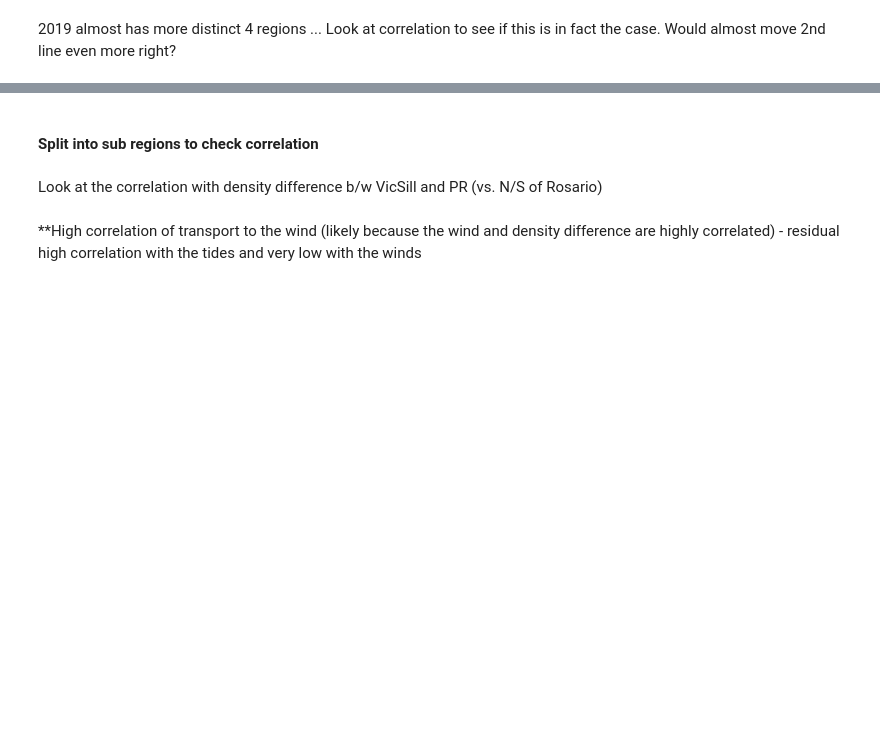
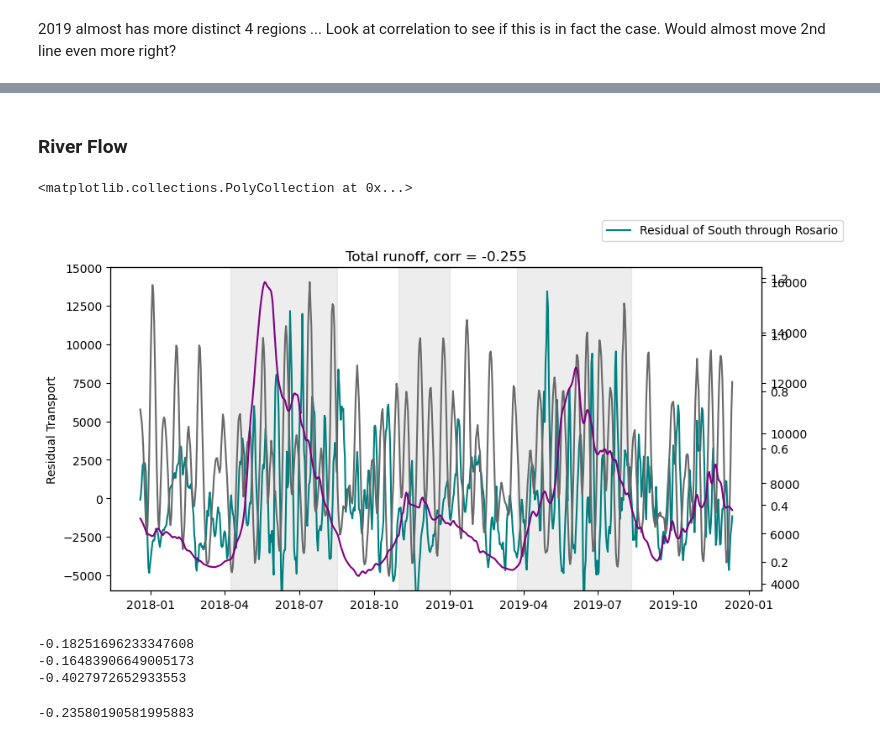
Before and after one commit to SalishSeaCast/analysis-camryn, a Jupyter notebook: Ariane/through_rosario.ipynb, the cells around one changed output, grey strips where cells are left out. Saved outputs shown, nothing was run; the diff lists cells and outputs as text; code cells hidden in the pictures; blank space fills up the shorter version.

```diff
--- a/Ariane/through_rosario.ipynb
+++ b/Ariane/through_rosario.ipynb
@@ -1320,6 +1302,18 @@ Look at correlation in zone 2 of tides with residual Rosario transport. Zone 2 l
-# %% [markdown]
-#### Split into sub regions to check correlation
-# %% [markdown]
-Look at the correlation with density difference b/w VicSill and PR (vs. N/S of Rosario)
-# %% [markdown]
-**High correlation of transport to the wind (likely because the wind and density difference are highly correlated) - residual high correlation with the tides and very low with the winds
+# %% [markdown]
+### River Flow
+# %%
+# Import data and take mean
+
+FR_data = pd.read_csv('/ocean/cstang/MOAD/analysis-camryn/Ariane/FR_discharge.csv')
+FR_4mean = FR_data['Discharge (m3/s)'].rolling(window=4,center=True).mean()
+
+date = dt.datetime(2017,1,1)
+enddate = dt.datetime(2022,12,31)
+
+dates = []
+datelist_FR = []
+
+while date <= enddate:
+    dates.append(date.strftime('%d%b%y').lower())
+    datelist_FR.append(date)
+    date += dt.timedelta(days=1)
@@ -1325,0 +1366,38 @@ Look at the correlation with density difference b/w VicSill and PR (vs. N/S of R
+# %%
+mask = np.isin(datelist_FR,date_rossh)
+runoff_ros = runoff[mask]
+FR_4mean_ros = FR_4mean[mask]
+# %%
+fig,ax = plt.subplots(figsize=(10,5))
+ax.plot(res,color='teal',label='Residual of South through Rosario')
+ax2 = ax.twinx()
+ax2.plot(date_tides_sh,tides_sh,color='dimgrey')
+# ax.plot(rostosouth.dropna(),color='darkblue',label='Transport through Rosario')
+# ax.plot(harotosouth.dropna(),color='sienna',label='Transport through Haro')
+fig.legend()
+ax.set_ylabel('Residual Transport')
+ax.set_title(f'Total runoff, corr = {np.round(corr,3)}')
+ax3 = ax.twinx()
+ax3.plot(date_rossh,runoff_ros,color='purple')
+
+ax.set_ylim([-6000,15000])
+ax.fill_betweenx(y=np.linspace(ax.get_ylim()[0], ax.get_ylim()[1], 100),x1=date_tides_sh[110],x2=date_tides_sh[240],color='lightgrey', alpha=0.4)
+
+ax.fill_betweenx(y=np.linspace(ax.get_ylim()[0], ax.get_ylim()[1], 100),x1=date_tides_sh[315],x2=date_tides_sh[378],color='lightgrey', alpha=0.4)
+
+ax.fill_betweenx(y=np.linspace(ax.get_ylim()[0], ax.get_ylim()[1], 100),x1=date_tides_sh[460],x2=date_tides_sh[600],color='lightgrey', alpha=0.4)
+# %% [output]
+<matplotlib.collections.PolyCollection at 0x...>
+[figure, added]
+# %%
+print(stats.spearmanr(tides_sh[:110],res[:110])[0])
+print(stats.spearmanr(tides_sh[110:240],res[110:240])[0])
+print(stats.spearmanr(tides_sh[240:379],res[240:379])[0])
+# %% [output]
+-0.18251696233347608
+-0.16483906649005173
+-0.4027972652933553
+# %%
+stats.spearmanr(tides_sh[0:379],res[0:379])[0]
+# %% [output]
+-0.23580190581995883
```
Also changed, not shown: parts of 22 cells of this notebook.
